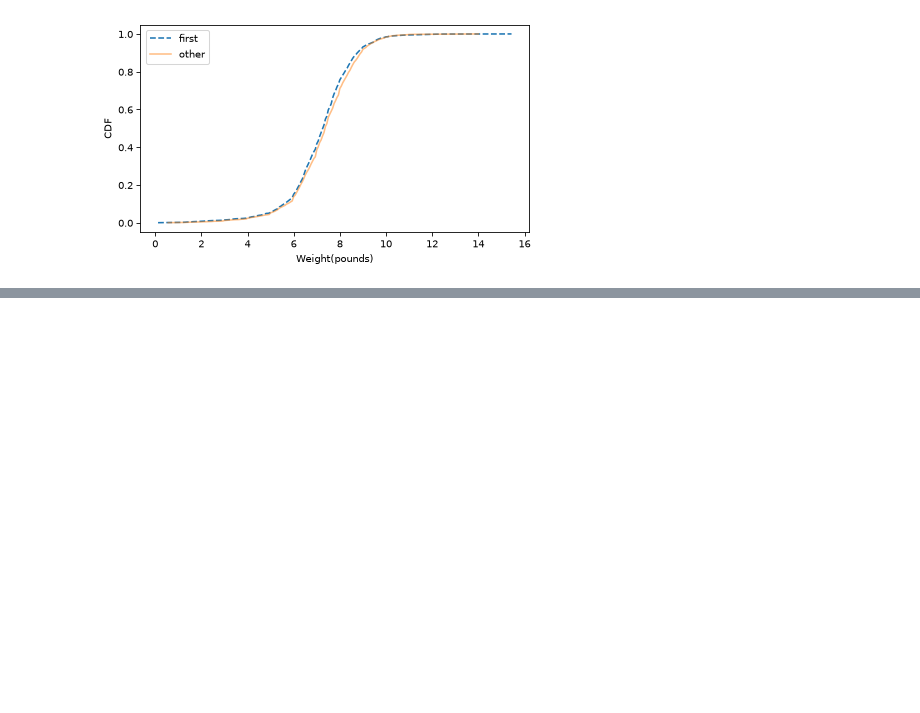
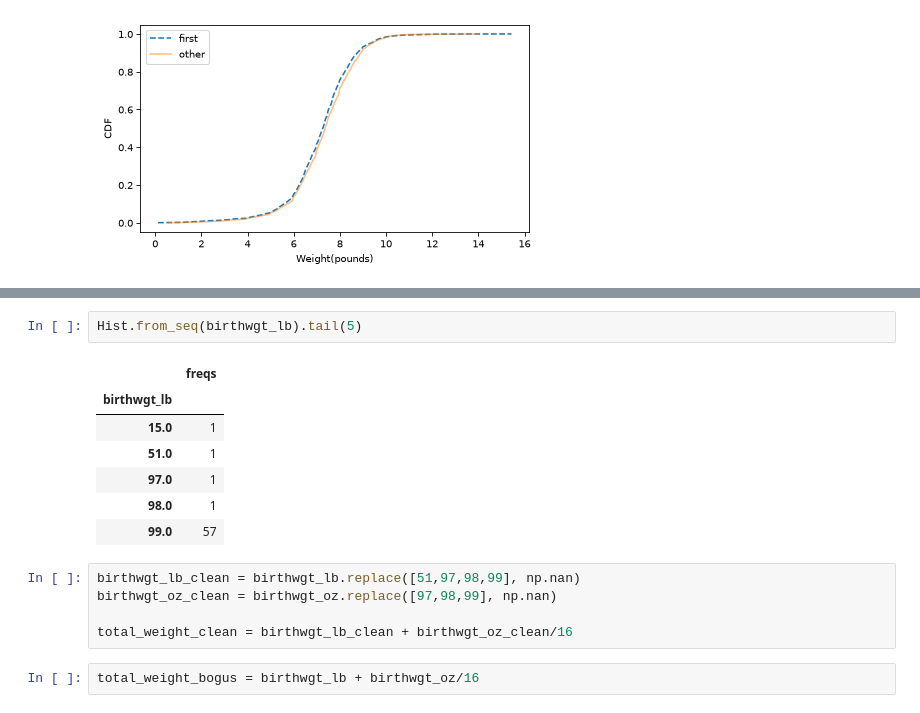
Before and after one commit to acsiuc/think-stats, a Jupyter notebook: notebooks/chapter-04.ipynb, the cells around one changed output, grey strips where cells are left out. Saved outputs shown, nothing was run; the diff lists cells and outputs as text; blank space fills up the shorter version.

```diff
--- a/notebooks/chapter-04.ipynb
+++ b/notebooks/chapter-04.ipynb
@@ -194,0 +214,17 @@ decorate(xlabel = "Weight(pounds)", ylabel = "CDF")
+# %%
+Hist.from_seq(birthwgt_lb).tail(5)
+# %% [output]
+|  | freqs |
+| birthwgt_lb |  |
+| 15.0 | 1 |
+| 51.0 | 1 |
+| 97.0 | 1 |
+| 98.0 | 1 |
+| 99.0 | 57 |
+# %%
+birthwgt_lb_clean = birthwgt_lb.replace([51,97,98,99], np.nan)
+birthwgt_oz_clean = birthwgt_oz.replace([97,98,99], np.nan)
+
+total_weight_clean = birthwgt_lb_clean + birthwgt_oz_clean/16
+# %%
+total_weight_bogus = birthwgt_lb + birthwgt_oz/16
```
Also changed, not shown: parts of 19 cells of this notebook.
